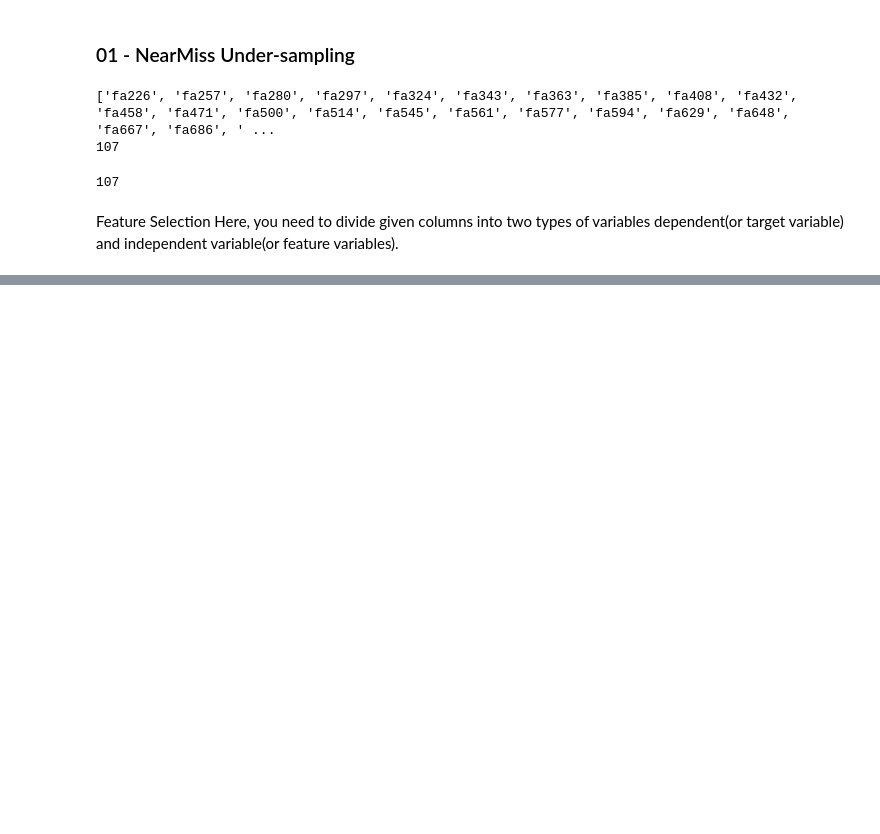
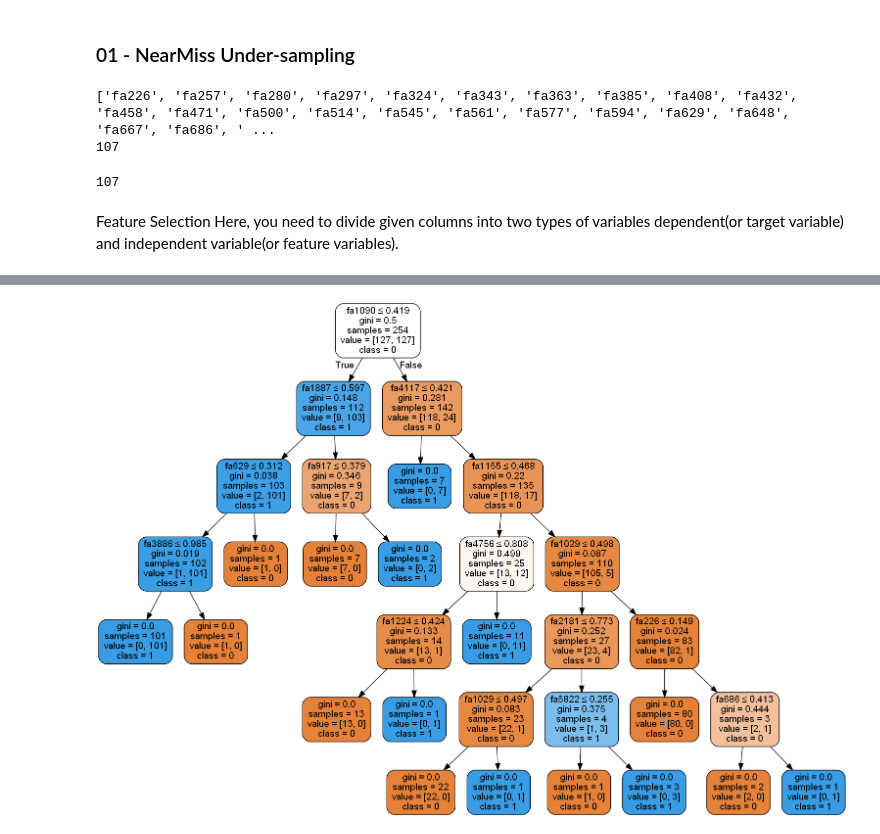
Before and after one commit to 12-Ears/P1_David, a Jupyter notebook: Tree-Based Methods - DI.ipynb, the cells around one changed output, grey strips where cells are left out. Cells and saved outputs as stored; diff of their text form; code cells hidden in the pictures; blank space fills up the shorter version.

```diff
--- a/Tree-Based Methods - DI.ipynb
+++ b/Tree-Based Methods - DI.ipynb
@@ -153,0 +299,4 @@ Image(graph.create_png())
+# %%
+X_train_absorbance = X_train_SMOTETomek.iloc[:, X_train_SMOTETomek.columns.isin(absorbance_cols)]
+
+X_test_absorbance = X_test_SMOTETomek.iloc[:, X_test_SMOTETomek.columns.isin(absorbance_cols)]
@@ -153,0 +315,9 @@ Image(graph.create_png())
+# %%
+# Create Decision Tree classifer object
+clf = DecisionTreeClassifier()
+
+# Train Decision Tree Classifer
+clf = clf.fit(X_train_absorbance,y_train_SMOTETomek)
+
+#Predict the response for test dataset
+y_pred = clf.predict(X_test_absorbance)
@@ -153,0 +339,20 @@ Image(graph.create_png())
+# %%
+from sklearn.tree import export_graphviz
+from six import StringIO
+from IPython.display import Image
+import pydotplus
+
+dot_data = StringIO()
+export_graphviz(clf
+                ,out_file=dot_data
+                ,filled=True
+                ,rounded=True
+                ,special_characters=True
+                ,feature_names = feature_cols
+                ,class_names=['0','1'])
+
+graph = pydotplus.graph_from_dot_data(dot_data.getvalue())
+graph.write_png('freqs_only_tree.png')
+Image(graph.create_png())
+# %% [output]
+[figure, added]
```
Also changed, not shown: parts of 39 cells of this notebook, 2 other files.
